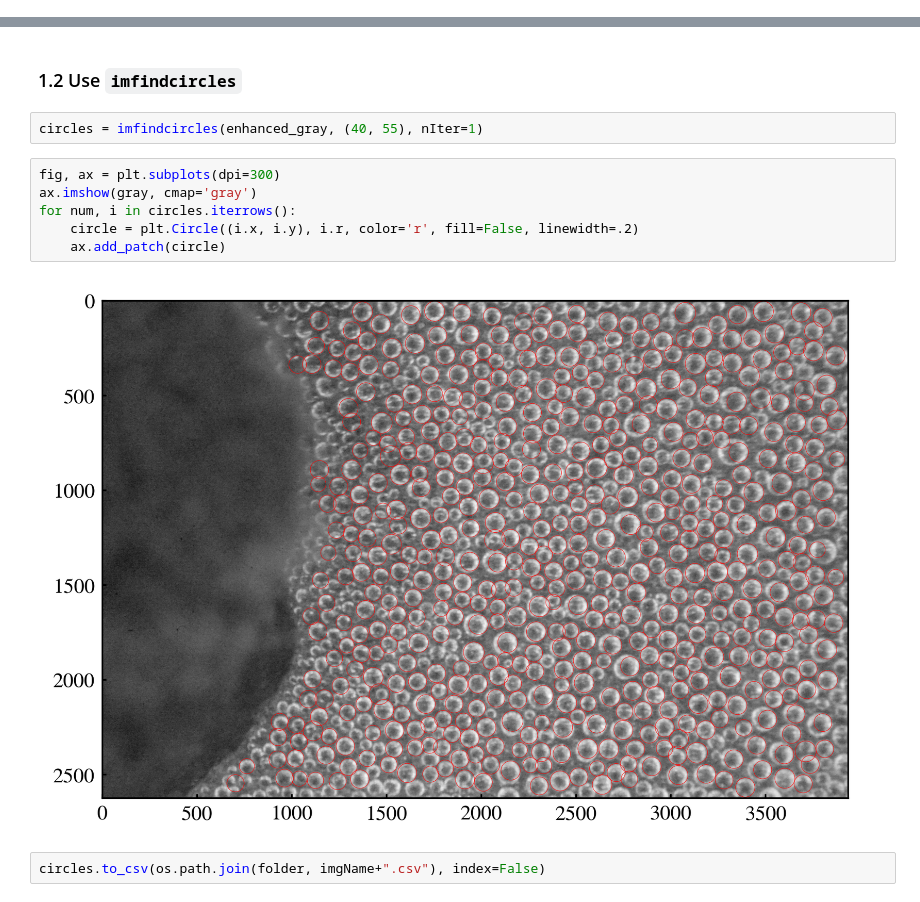
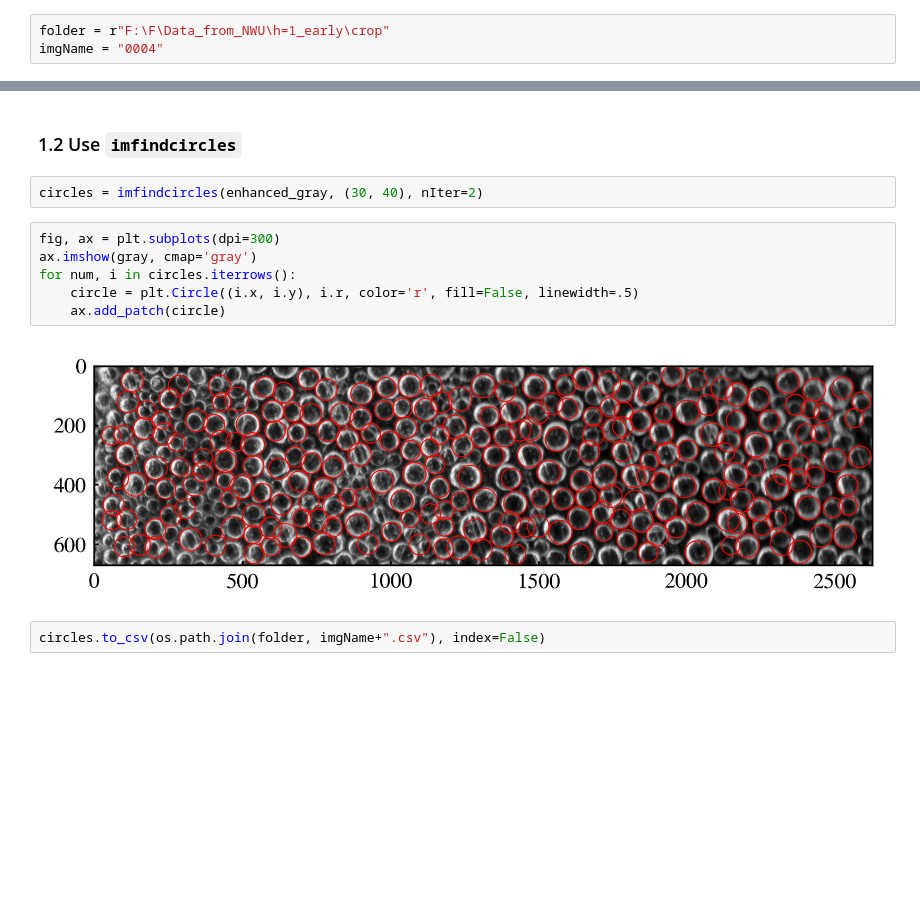
Before and after one commit to ZLoverty/F, a Jupyter notebook: Code/Condensation_droplet_detection.ipynb, the cells around one changed output, grey strips where cells are left out. Cells and saved outputs as stored; diff of their text form; blank space fills up the shorter version.

Commit message:
analyze NWU images

```diff
--- a/Code/Condensation_droplet_detection.ipynb
+++ b/Code/Condensation_droplet_detection.ipynb
@@ -33,3 +30,6 @@ imgName = "Img73245"
+# %%
+folder = r"F:\F\Data_from_NWU\h=1_early\crop"
+imgName = "0004"
 # %%
 # read image
 img = io.imread(os.path.join(folder, imgName+".jpg"))
@@ -46,14 +46,14 @@ plt.imshow(enhanced_gray, cmap='gray')
 # %% [markdown]
 ### 1.2 Use `imfindcircles`
 # %%
-circles = imfindcircles(enhanced_gray, (40, 55), nIter=1)
+circles = imfindcircles(enhanced_gray, (30, 40), nIter=2)
 # %%
 fig, ax = plt.subplots(dpi=300)
 ax.imshow(gray, cmap='gray')
 for num, i in circles.iterrows():
-    circle = plt.Circle((i.x, i.y), i.r, color='r', fill=False, linewidth=.2)
+    circle = plt.Circle((i.x, i.y), i.r, color='r', fill=False, linewidth=.5)
     ax.add_patch(circle)
 # %% [output]
-[figure, old version]
+[figure, new version]
 # %%
 circles.to_csv(os.path.join(folder, imgName+".csv"), index=False)
```
Also changed, not shown: parts of 2 cells of this notebook.
